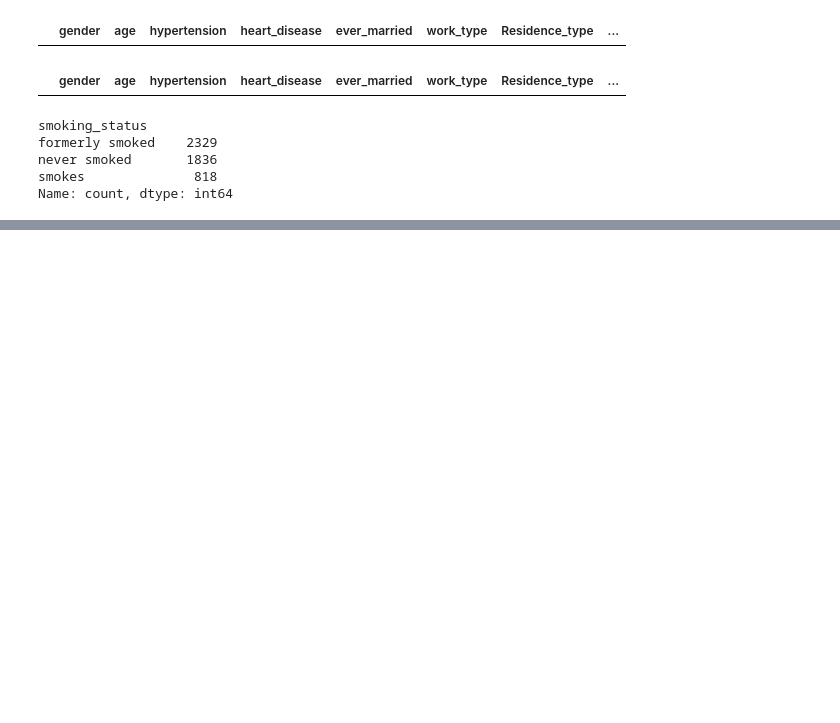
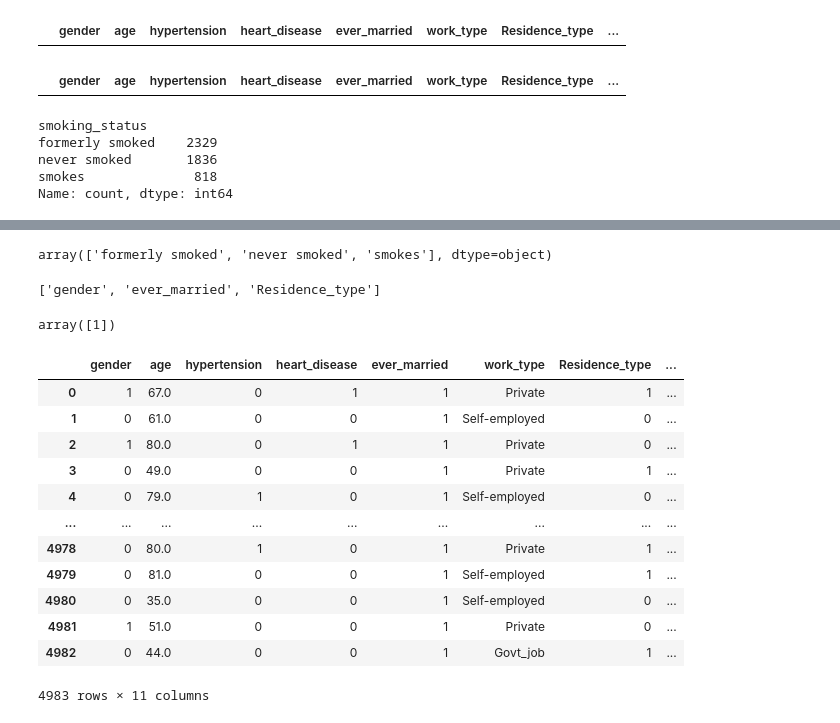
Before and after one commit to aruncb2/svm, a Jupyter notebook: main.ipynb, the cells around one changed output, grey strips where cells are left out. Cells and saved outputs as stored; diff of their text form; code cells hidden in the pictures; blank space fills up the shorter version.

```diff
--- a/main.ipynb
+++ b/main.ipynb
@@ -210,0 +234,38 @@ Name: count, dtype: int64
+# %%
+df['smoking_status'].unique()
+# %% [output]
+array(['formerly smoked', 'never smoked', 'smokes'], dtype=object)
+# %%
+label=[]
+for i in df:
+    if df[i].nunique()==2 and df[i].dtype=='object':
+        label.append(i)
+# %%
+label
+# %% [output]
+['gender', 'ever_married', 'Residence_type']
+# %%
+dict1={}
+for i in label:
+    dict1[i]=LabelEncoder()
+    df[i]=dict1[i].fit_transform(df[i])
+# %%
+dict1['gender'].transform(['Male'])
+# %% [output]
+array([1])
+# %%
+df
+# %% [output]
+|  | gender | age | hypertension | heart_disease | ever_married | work_type | Residence_type | ... |
+| 0 | 1 | 67.0 | 0 | 1 | 1 | Private | 1 | ... |
+| 1 | 0 | 61.0 | 0 | 0 | 1 | Self-employed | 0 | ... |
+| 2 | 1 | 80.0 | 0 | 1 | 1 | Private | 0 | ... |
+| 3 | 0 | 49.0 | 0 | 0 | 1 | Private | 1 | ... |
+| 4 | 0 | 79.0 | 1 | 0 | 1 | Self-employed | 0 | ... |
+| ... | ... | ... | ... | ... | ... | ... | ... | ... |
+| 4978 | 0 | 80.0 | 1 | 0 | 1 | Private | 1 | ... |
+| 4979 | 0 | 81.0 | 0 | 0 | 1 | Self-employed | 1 | ... |
+| 4980 | 0 | 35.0 | 0 | 0 | 1 | Self-employed | 0 | ... |
+| 4981 | 1 | 51.0 | 0 | 0 | 1 | Private | 0 | ... |
+| 4982 | 0 | 44.0 | 0 | 0 | 1 | Govt_job | 1 | ... |
+4983 rows × 11 columns
```
Also changed, not shown: parts of 11 cells of this notebook.
